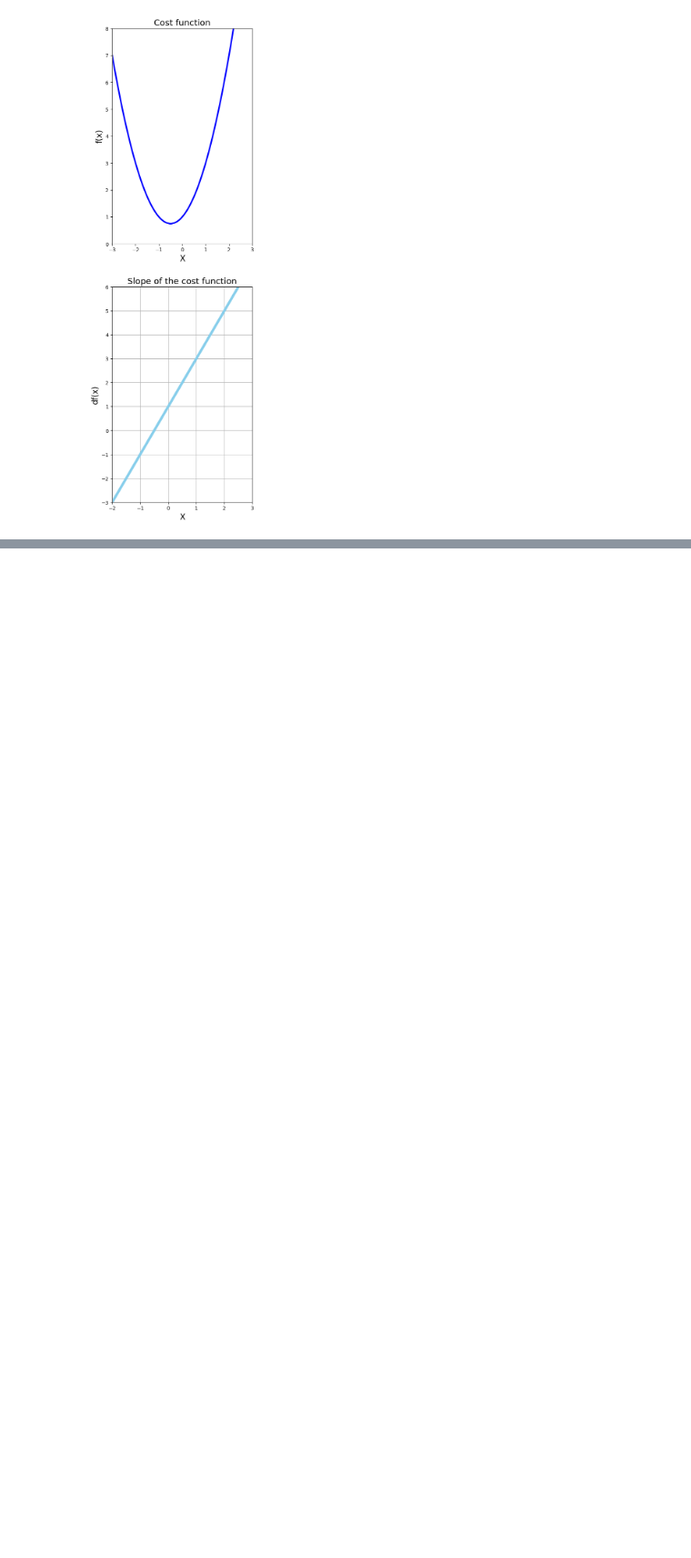
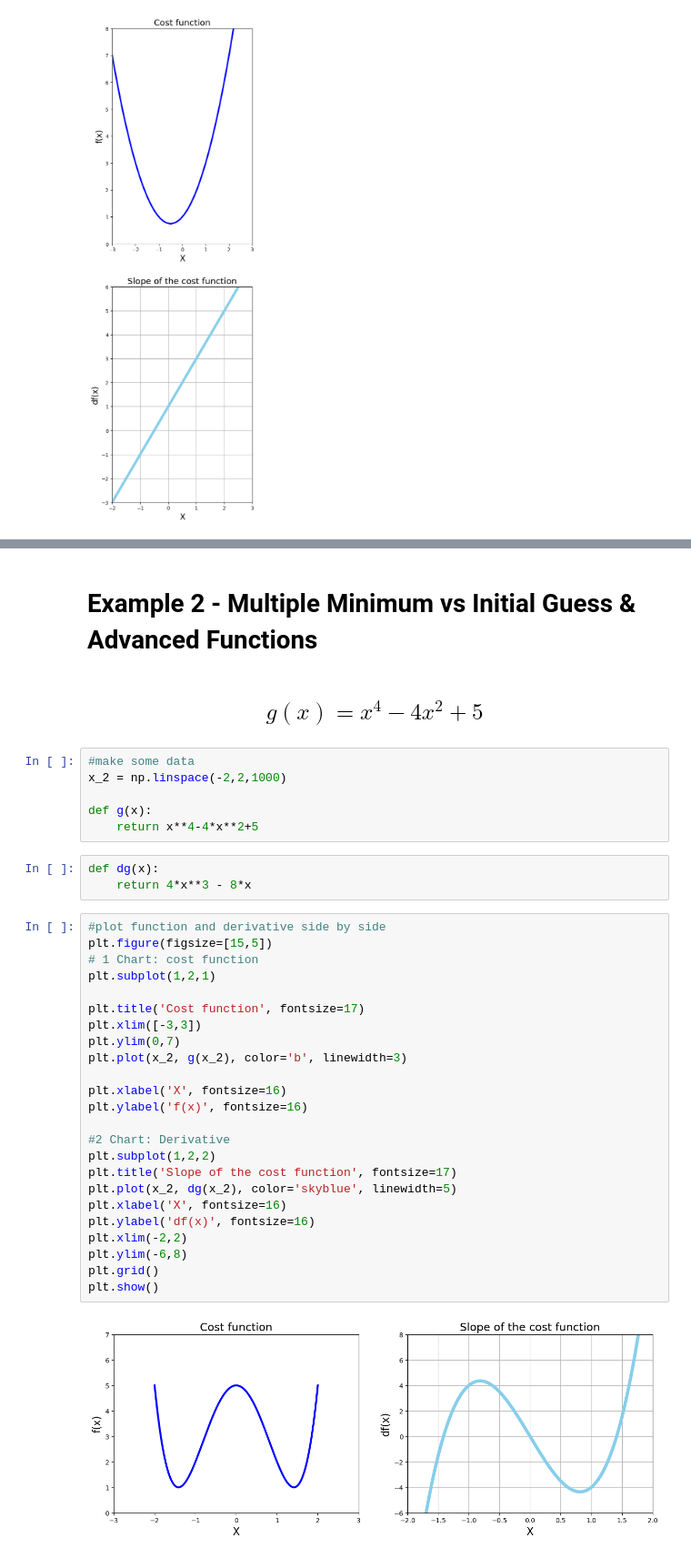
Before and after one commit to kucheriavii/data_sciense_ukr, a Jupyter notebook: optimization/GradientDescent.ipynb, the cells around one changed output, grey strips where cells are left out. Shown: that part at 91% size. Saved outputs shown, nothing was run; the diff lists cells and outputs as text; blank space fills up the shorter version.

Commit message:
007 [Python] - Advanced Functions and the Pitfalls of Optimisation (Part 1)

```diff
--- a/optimization/GradientDescent.ipynb
+++ b/optimization/GradientDescent.ipynb
@@ -185,0 +186,39 @@ plt.show()
+# %% [markdown]
+# Example 2 - Multiple Minimum vs Initial Guess & Advanced Functions
+# %% [markdown]
+## $$g(x) = x^4 - 4x^2+5$$
+# %%
+#make some data
+x_2 = np.linspace(-2,2,1000)
+
+def g(x):
+    return x**4-4*x**2+5
+# %%
+def dg(x):
+    return 4*x**3 - 8*x
+# %%
+#plot function and derivative side by side
+plt.figure(figsize=[15,5])
+# 1 Chart: cost function
+plt.subplot(1,2,1)
+
+plt.title('Cost function', fontsize=17)
+plt.xlim([-3,3])
+plt.ylim(0,7)
+plt.plot(x_2, g(x_2), color='b', linewidth=3)
+
+plt.xlabel('X', fontsize=16)
+plt.ylabel('f(x)', fontsize=16)
+
+#2 Chart: Derivative
+plt.subplot(1,2,2)
+plt.title('Slope of the cost function', fontsize=17)
+plt.plot(x_2, dg(x_2), color='skyblue', linewidth=5)
+plt.xlabel('X', fontsize=16)
+plt.ylabel('df(x)', fontsize=16)
+plt.xlim(-2,2)
+plt.ylim(-6,8)
+plt.grid()
+plt.show()
+# %% [output]
+[figure, added]
```
Also changed, not shown: parts of 14 cells of this notebook.
